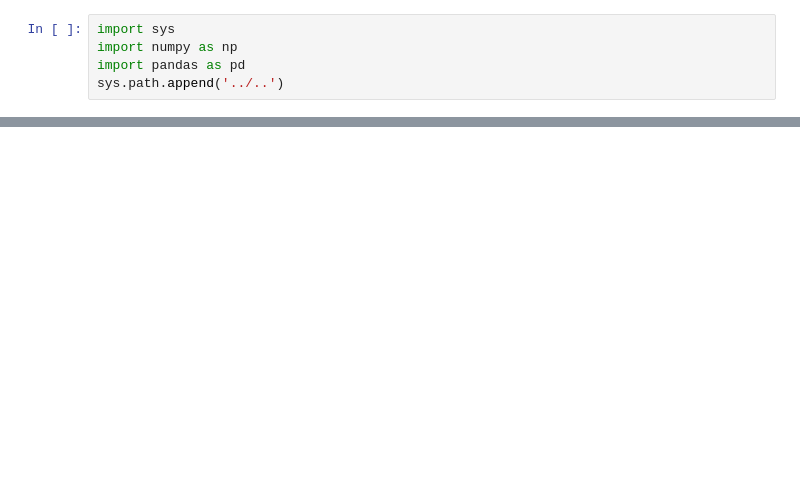
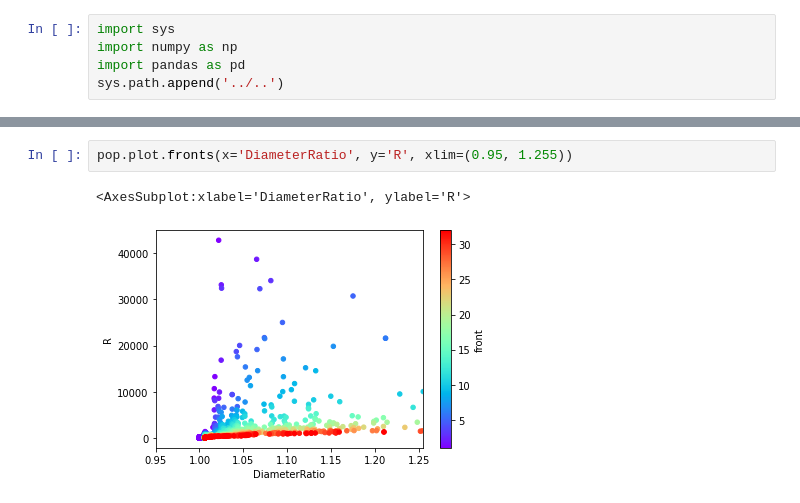
Before and after one commit to vczoni/lamarck, a Jupyter notebook: docs/notebooks/sandbox.ipynb, the cells around one changed output, grey strips where cells are left out. Drawn from its saved outputs; the diff is of its cells as text; blank space fills up the shorter version.

```diff
--- a/docs/notebooks/sandbox.ipynb
+++ b/docs/notebooks/sandbox.ipynb
@@ -40,0 +125,5 @@ pop.plot.history('profit', 'mean', 'max')
+# %%
+pop.plot.fronts(x='DiameterRatio', y='R', xlim=(0.95, 1.255))
+# %% [output]
+<AxesSubplot:xlabel='DiameterRatio', ylabel='R'>
+[figure, added]
```
Also changed, not shown: parts of 21 cells of this notebook, 12 other files.
